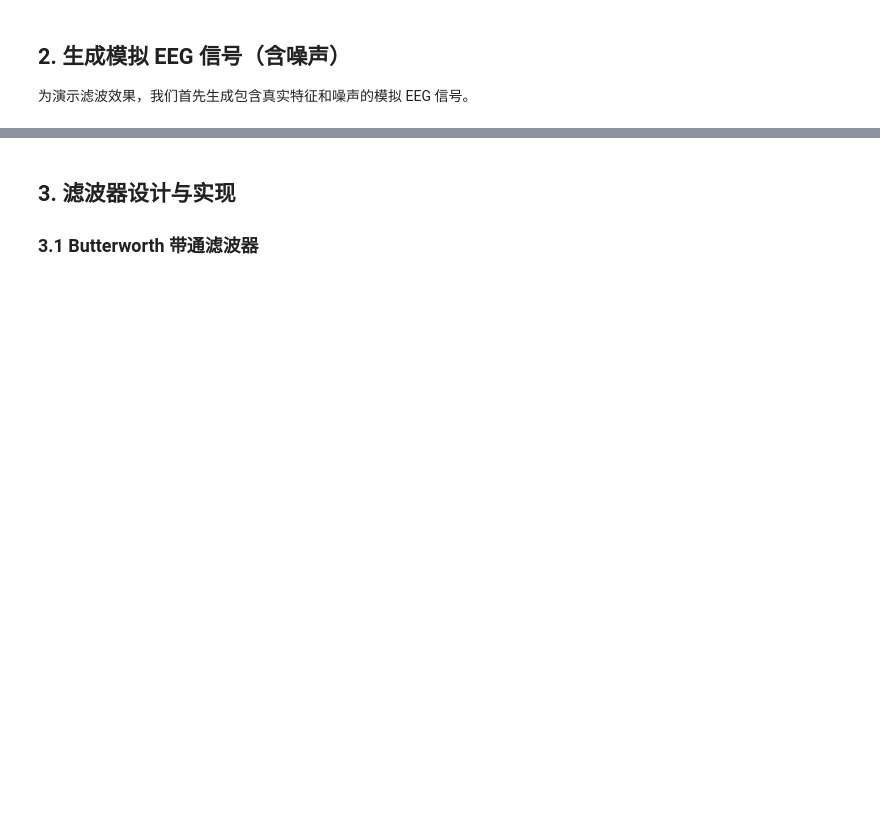
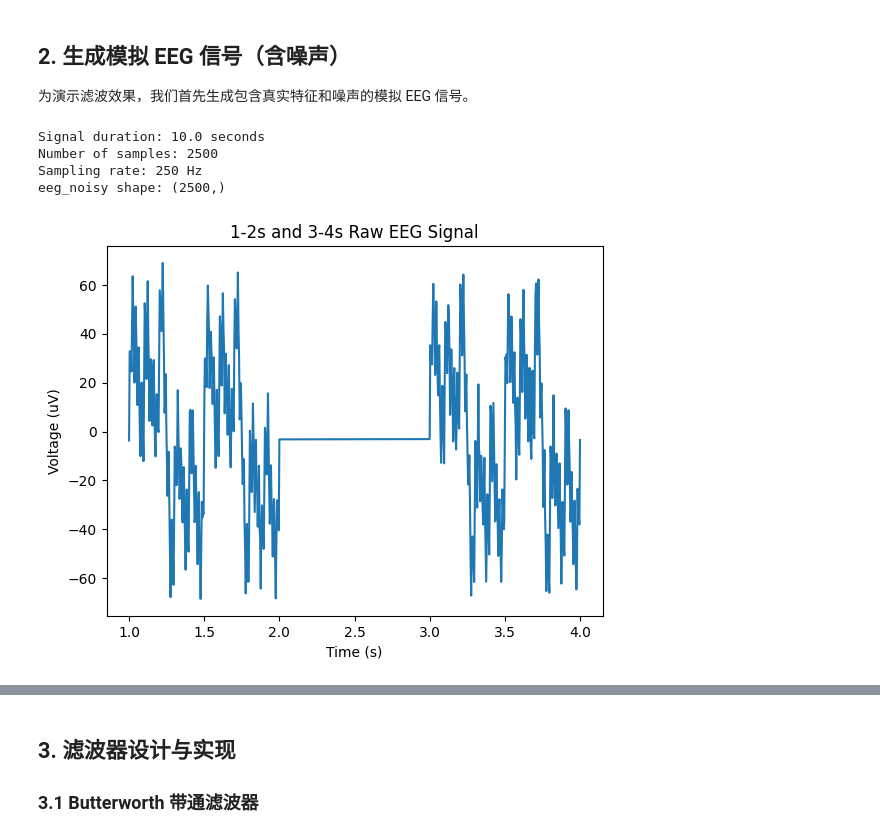
Before and after one commit to usstziyi/openbci-3, a Jupyter notebook: notebooks/unit_03_signal_processing.ipynb, the cells around one changed output, grey strips where cells are left out. Drawn from its saved outputs; the diff is of its cells as text; code cells hidden in the pictures; blank space fills up the shorter version.

```diff
--- a/notebooks/unit_03_signal_processing.ipynb
+++ b/notebooks/unit_03_signal_processing.ipynb
@@ -79,6 +82,7 @@ def generate_simulated_eeg(
     np.random.seed(123)
     n_samples = int(duration * sfreq)
     times = np.arange(n_samples) / sfreq
+    # 两个相邻采样点之间的时间间隔是：1/sfreq
 
     # 初始化信号
     eeg = np.zeros(n_samples)
@@ -100,6 +104,10 @@ def generate_simulated_eeg(
 
     if include_noise:
         # 直流偏移（缓慢漂移）
+        # 第一步 生成 n_samples 个服从标准正态分布的随机数。
+        # 第二步 对随机数进行累计求和，得到一个时间序列。
+        # 第三步 对时间序列进行缩放，得到一个慢速变化移的信号。。
+        # drift 每一步随机往上或往下走一点，当前位置由前面所有步数累积决定。
         drift = np.cumsum(np.random.randn(n_samples)) * 0.1
         eeg += drift
 
@@ -113,10 +121,13 @@ def generate_simulated_eeg(
         eeg += np.random.randn(n_samples) * 3
 
         # 模拟眨眼伪影（随机出现的大幅低频脉冲）
+        # 随机生成 5 个眨眼发生的时间点
+        # 不在最开始和最后一秒生成眨眼，避免眨眼波形被截断。
         blink_times = np.random.uniform(1, duration - 1, 5)
         for bt in blink_times:
             blink_idx = int(bt * sfreq)
-            blink_duration = int(0.2 * sfreq)  # 200ms
+            blink_duration = int(0.2 * sfreq)  # 200ms=50个采样点
+            # blink = 100 * 衰减包络 * 正弦波
             blink = 100 * np.exp(-np.linspace(0, 5, blink_duration)) * np.sin(np.linspace(0, 4*np.pi, blink_duration))
             if blink_idx + blink_duration <= n_samples:
                 eeg[blink_idx:blink_idx + blink_duration] += blink
@@ -131,3 +142,19 @@ _, eeg_clean = generate_simulated_eeg(duration=10, sfreq=250, include_noise=Fals
 print(f"Signal duration: {len(times)/250:.1f} seconds")
 print(f"Number of samples: {len(times)}")
 print(f"Sampling rate: 250 Hz")
+print(f"eeg_noisy shape: {eeg_noisy.shape}")
+# %% [output]
+Signal duration: 10.0 seconds
+Number of samples: 2500
+Sampling rate: 250 Hz
+eeg_noisy shape: (2500,)
+# %%
+mask = ((times >= 1) & (times <= 2)) | ((times >= 3) & (times <= 4))
+
+plt.plot(times[mask], eeg_noisy[mask])
+plt.title("1-2s and 3-4s Raw EEG Signal")
+plt.xlabel("Time (s)")
+plt.ylabel("Voltage (uV)")
+plt.show()
+# %% [output]
+[figure, added]
```
Also changed, not shown: parts of 11 cells of this notebook.
